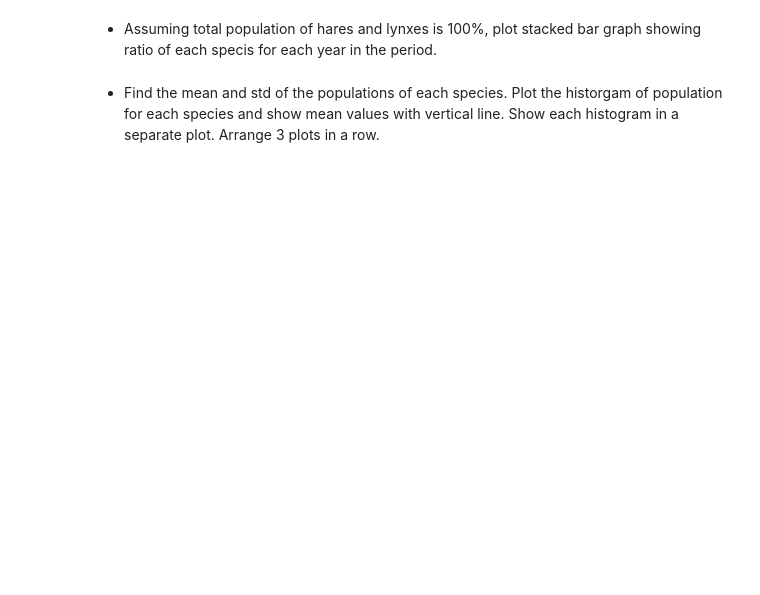
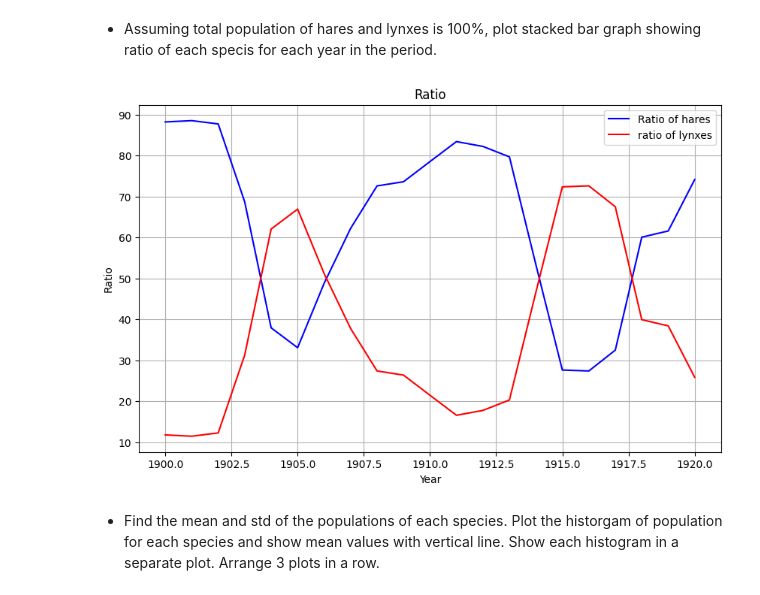
Before and after one commit to maxmiheev/mikheev6sem, a Jupyter notebook: hw/hw2.ipynb, the cells around one changed output. Saved outputs shown, nothing was run; the diff lists cells and outputs as text; code cells hidden in the pictures; blank space fills up the shorter version.

```diff
--- a/hw/hw2.ipynb
+++ b/hw/hw2.ipynb
@@ -39,4 +142,22 @@ and do the following exercises **without for-loops (!!!)**.
 # %% [markdown]
 - Assuming total population of hares and lynxes is 100%, plot stacked bar graph showing ratio of each specis for each year in the period.
+# %%
+total_population = hares + lynxes
+
+h_ratio = (hares / total_population) * 100
+l_ratio = (lynxes / total_population) * 100
+
+plt.figure(figsize=(10, 6))
+plt.plot(years, h_ratio, 'b-', label='Ratio of hares')
+plt.plot(years, l_ratio, 'r-', label='ratio of lynxes')
+plt.xlabel('Year')
+plt.ylabel('Ratio')
+plt.title('Ratio')
+
+plt.legend()
+plt.grid(True)
+plt.show()
+# %% [output]
+[figure, added]
 # %% [markdown]
 - Find the mean and std of the populations of each species. Plot the historgam of population for each species and show mean values with vertical line. Show each histogram in a separate plot. Arrange 3 plots in a row.
```
Also changed, not shown: parts of 15 cells of this notebook, 2 other files.
